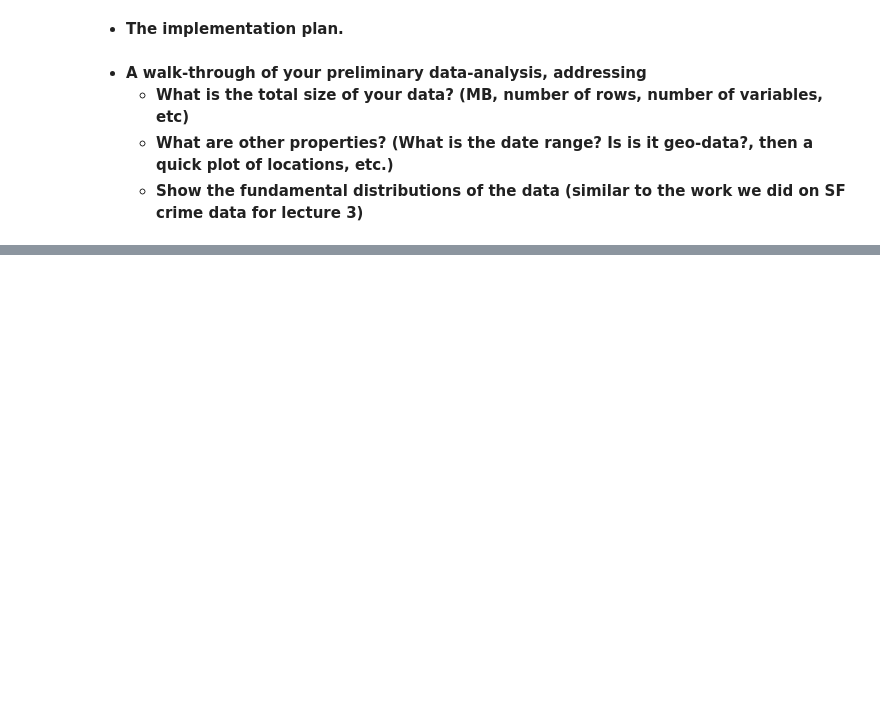
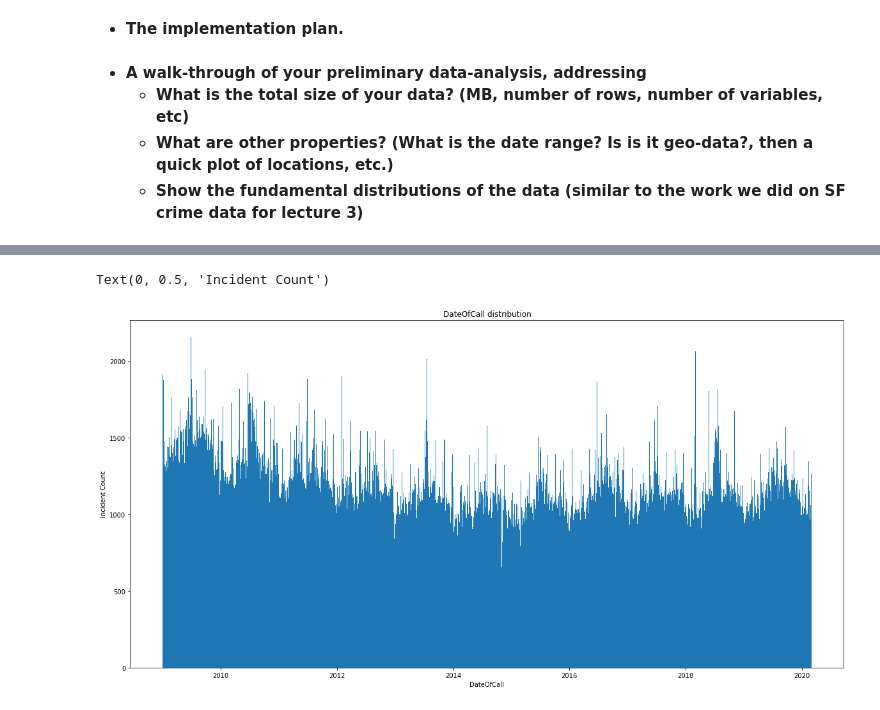
Before and after one commit to hlynurarni/Social-Data-Analysis-Final, a Jupyter notebook: Project Assignment A.ipynb, the cells around one changed output, grey strips where cells are left out. Drawn from its saved outputs; the diff is of its cells as text; code cells hidden in the pictures; blank space fills up the shorter version.

```diff
--- a/Project Assignment A.ipynb
+++ b/Project Assignment A.ipynb
@@ -94,0 +221,9 @@ Perhaps adding attitional datasets
+# %%
+plt.figure(figsize=(20,10))
+plt.hist(df.DateOfCall, 1000);
+plt.title('DateOfCall distribution')
+plt.xlabel('DateOfCall')
+plt.ylabel('Incident Count')
+# %% [output]
+Text(0, 0.5, 'Incident Count')
+[figure, added]
```
Also changed, not shown: parts of 22 cells of this notebook, 2 other files.
